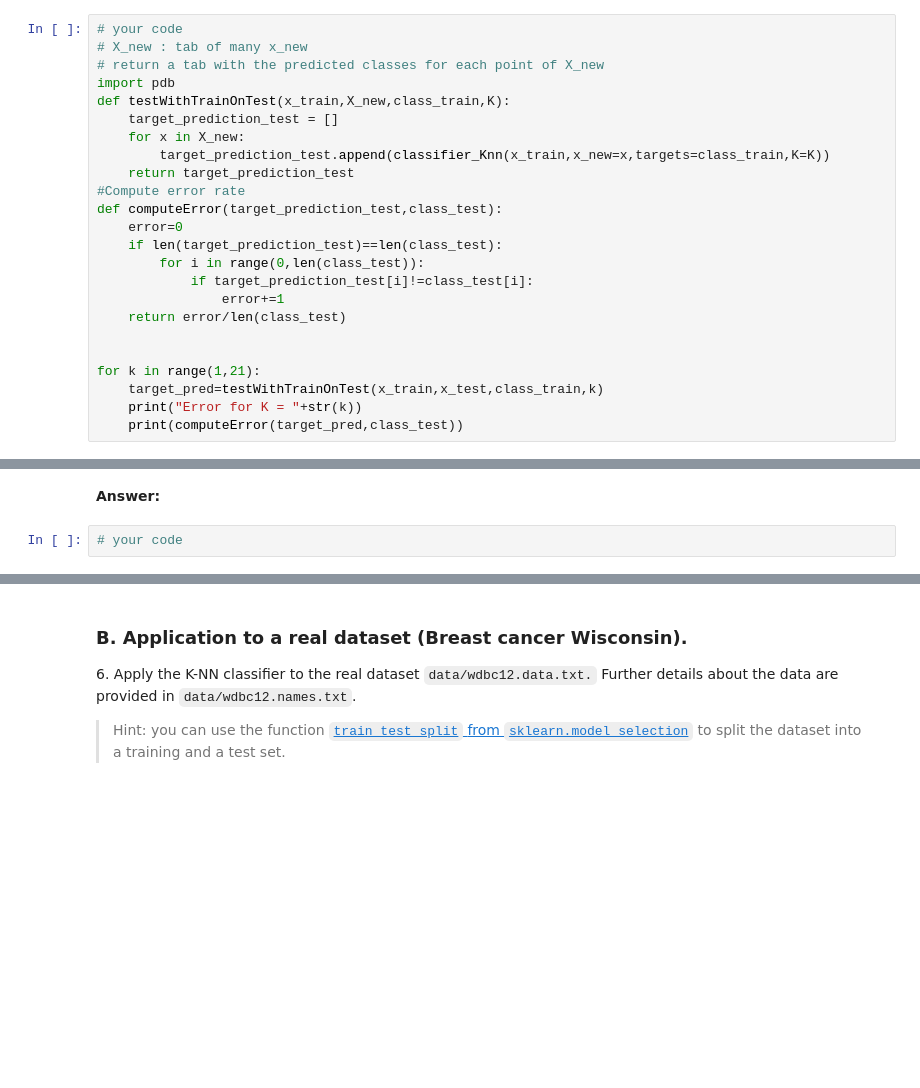
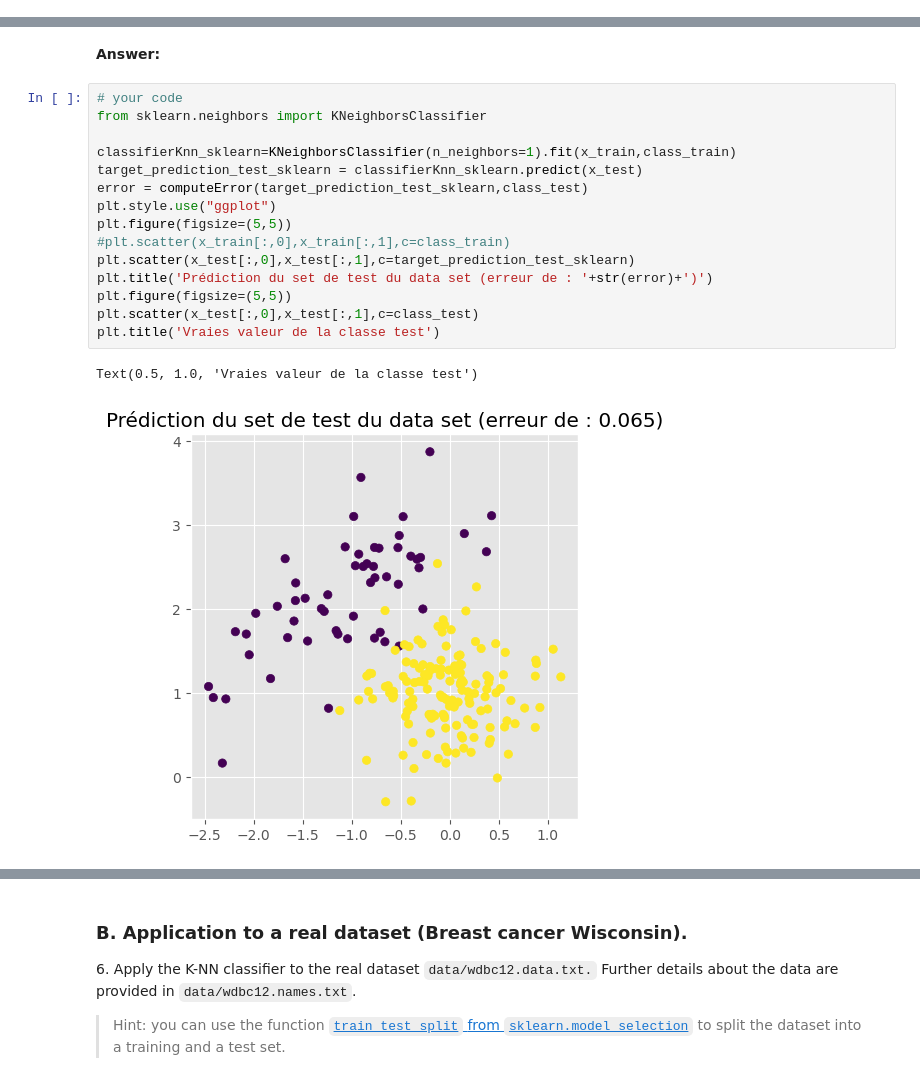
Before and after one commit to VictorCilleros/python_sdia_All, a Jupyter notebook: Labs/Lab4/lab4.ipynb, the cells around one changed output, grey strips where cells are left out. Cells and saved outputs as stored; diff of their text form; blank space fills up the shorter version.

```diff
--- a/Labs/Lab4/lab4.ipynb
+++ b/Labs/Lab4/lab4.ipynb
@@ -134,26 +184,2 @@ def classifier_Knn(x_train,x_new,targets,K):
 # %% [markdown]
 **Answer:**
-# %%
-# your code
-# X_new : tab of many x_new
-# return a tab with the predicted classes for each point of X_new
-import pdb
-def testWithTrainOnTest(x_train,X_new,class_train,K):
-    target_prediction_test = []
-    for x in X_new:
-        target_prediction_test.append(classifier_Knn(x_train,x_new=x,targets=class_train,K=K))
-    return target_prediction_test
-#Compute error rate
-def computeError(target_prediction_test,class_test):
-    error=0
-    if len(target_prediction_test)==len(class_test):
-        for i in range(0,len(class_test)):
-            if target_prediction_test[i]!=class_test[i]:
-                error+=1
-    return error/len(class_test)
-
-
-for k in range(1,21):
-    target_pred=testWithTrainOnTest(x_train,x_test,class_train,k)
-    print("Error for K = "+str(k))
-    print(computeError(target_pred,class_test))
@@ -172,5 +193,21 @@ BdbQuit:
 5\. Compare the results of you implementation with those of [`sklearn.neighbors.KNeighborsClassifier`](https://scikit-learn.org/stable/modules/generated/sklearn.neighbors.KNeighborsClassifier.html?highlight=kneighborsclassifier#sklearn.neighbors.KNeighborsClassifier). Compare the runtime of these two versions using the [`timeit`](https://docs.python.org/3/library/timeit.html) module (see session 1).
 # %% [markdown]
 **Answer:**
-# %%
-# your code
+# %%
+# your code
+from sklearn.neighbors import KNeighborsClassifier
+
+classifierKnn_sklearn=KNeighborsClassifier(n_neighbors=1).fit(x_train,class_train)
+target_prediction_test_sklearn = classifierKnn_sklearn.predict(x_test)
+error = computeError(target_prediction_test_sklearn,class_test)
+plt.style.use("ggplot")
+plt.figure(figsize=(5,5))
+#plt.scatter(x_train[:,0],x_train[:,1],c=class_train)
+plt.scatter(x_test[:,0],x_test[:,1],c=target_prediction_test_sklearn)
+plt.title('Prédiction du set de test du data set (erreur de : '+str(error)+')')
+plt.figure(figsize=(5,5))
+plt.scatter(x_test[:,0],x_test[:,1],c=class_test)
+plt.title('Vraies valeur de la classe test')
+# %% [output]
+Text(0.5, 1.0, 'Vraies valeur de la classe test')
+[figure, added]
```
Also changed, not shown: parts of 11 cells of this notebook.
